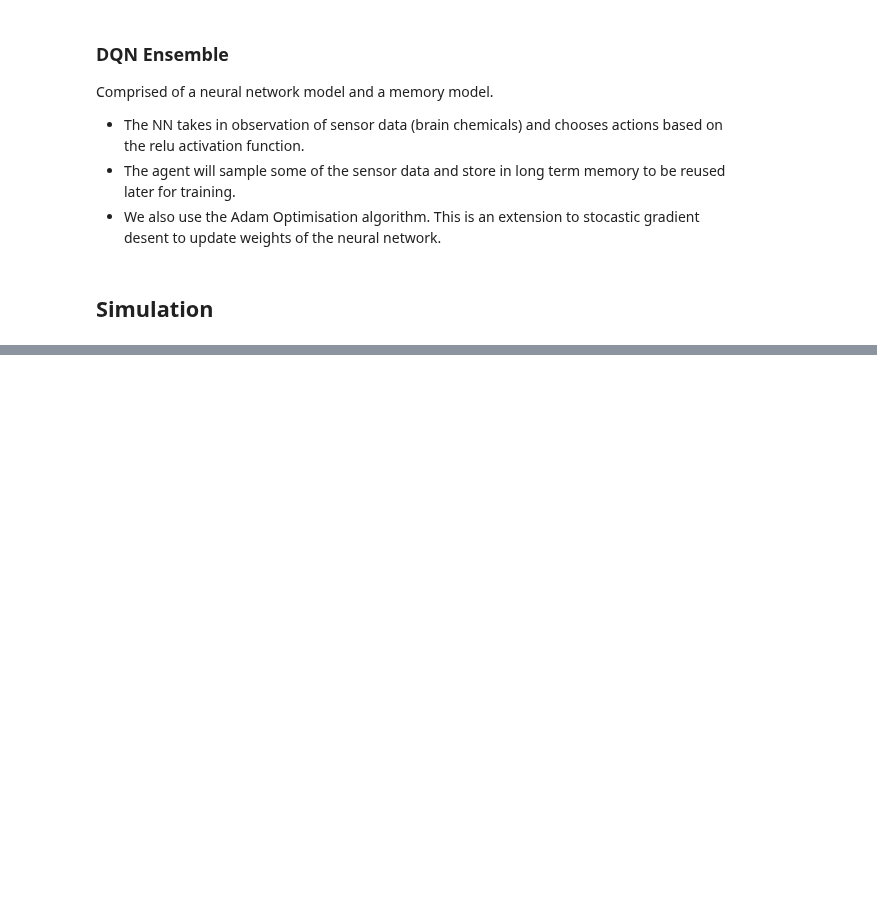
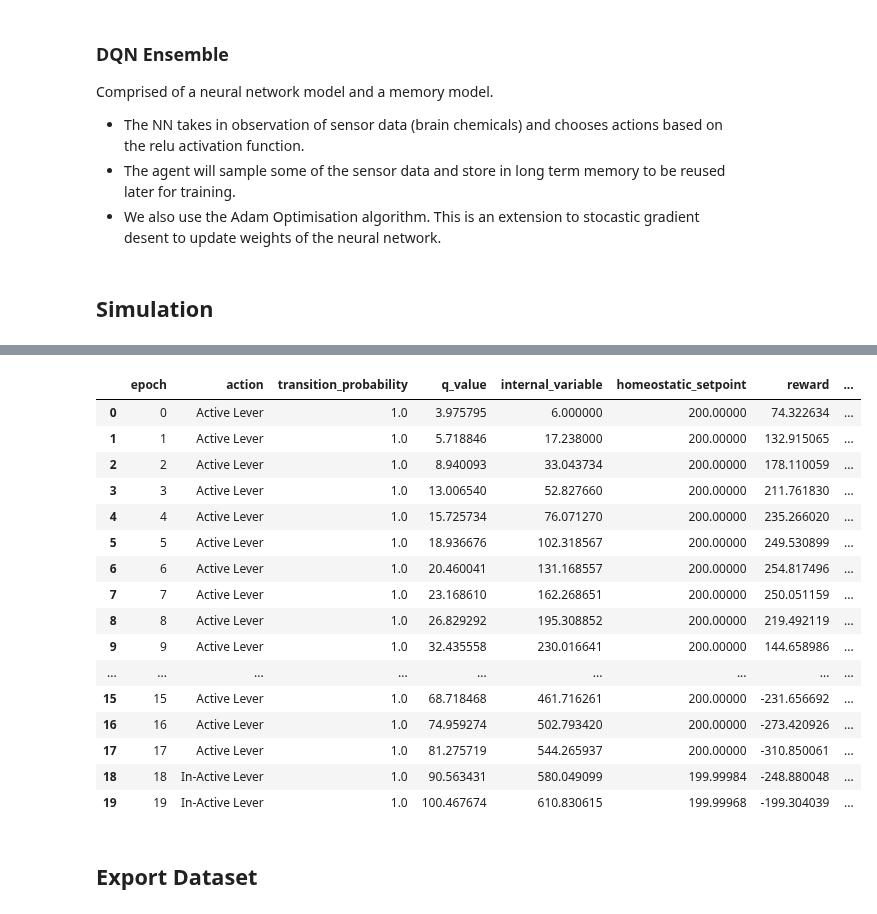
Before and after one commit to rob-sullivan/tu060, a Jupyter notebook: archive/addiction_simulator3.ipynb, the cells around one changed output, grey strips where cells are left out. Drawn from its saved outputs; the diff is of its cells as text; code cells hidden in the pictures; blank space fills up the shorter version.

```diff
--- a/archive/addiction_simulator3.ipynb
+++ b/archive/addiction_simulator3.ipynb
@@ -386,3 +390,26 @@ env.df.head(170)
+# %%
+#env.df.head(250)
+env.df.iloc[0:20]
+# %% [output]
+|  | epoch | action | transition_probability | q_value | internal_variable | homeostatic_setpoint | reward | ... |
+| 0 | 0 | Active Lever | 1.0 | 3.975795 | 6.000000 | 200.00000 | 74.322634 | ... |
+| 1 | 1 | Active Lever | 1.0 | 5.718846 | 17.238000 | 200.00000 | 132.915065 | ... |
+| 2 | 2 | Active Lever | 1.0 | 8.940093 | 33.043734 | 200.00000 | 178.110059 | ... |
+| 3 | 3 | Active Lever | 1.0 | 13.006540 | 52.827660 | 200.00000 | 211.761830 | ... |
+| 4 | 4 | Active Lever | 1.0 | 15.725734 | 76.071270 | 200.00000 | 235.266020 | ... |
+| 5 | 5 | Active Lever | 1.0 | 18.936676 | 102.318567 | 200.00000 | 249.530899 | ... |
+| 6 | 6 | Active Lever | 1.0 | 20.460041 | 131.168557 | 200.00000 | 254.817496 | ... |
+| 7 | 7 | Active Lever | 1.0 | 23.168610 | 162.268651 | 200.00000 | 250.051159 | ... |
+| 8 | 8 | Active Lever | 1.0 | 26.829292 | 195.308852 | 200.00000 | 219.492119 | ... |
+| 9 | 9 | Active Lever | 1.0 | 32.435558 | 230.016641 | 200.00000 | 144.658986 | ... |
+| ... | ... | ... | ... | ... | ... | ... | ... | ... |
+| 15 | 15 | Active Lever | 1.0 | 68.718468 | 461.716261 | 200.00000 | -231.656692 | ... |
+| 16 | 16 | Active Lever | 1.0 | 74.959274 | 502.793420 | 200.00000 | -273.420926 | ... |
+| 17 | 17 | Active Lever | 1.0 | 81.275719 | 544.265937 | 200.00000 | -310.850061 | ... |
+| 18 | 18 | In-Active Lever | 1.0 | 90.563431 | 580.049099 | 199.99984 | -248.880048 | ... |
+| 19 | 19 | In-Active Lever | 1.0 | 100.467674 | 610.830615 | 199.99968 | -199.304039 | ... |
+# %% [markdown]
+## Export Dataset
 # %%
 x = datetime.datetime.now()
 file_name = str(x.year) + "_" + str(x.month) + "_" + str(x.day) + "_" + str(x.strftime("%H")) + "_" + str(x.strftime("%M")) + "_" + str(x.strftime("%S")) + ".csv"
```
Also changed, not shown: parts of 5 cells of this notebook.
